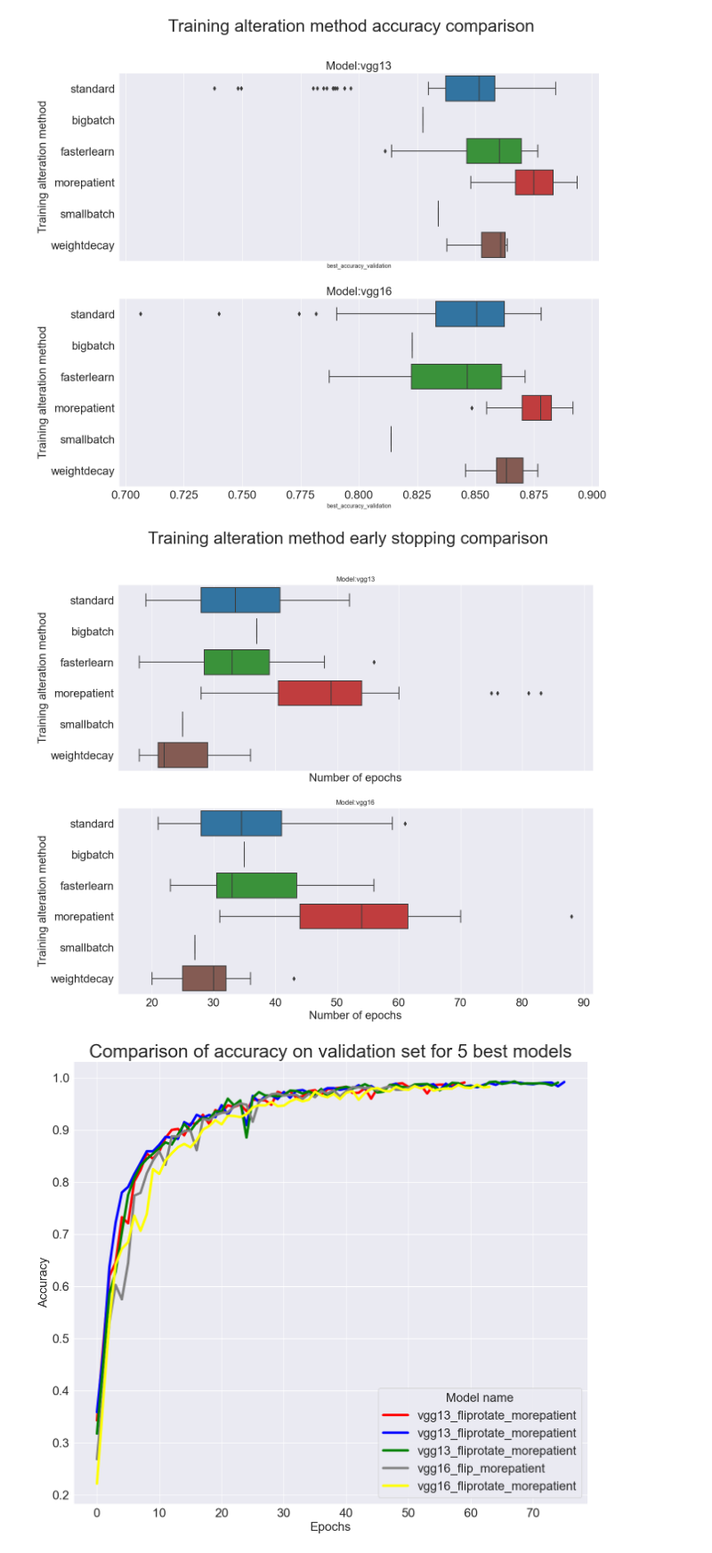
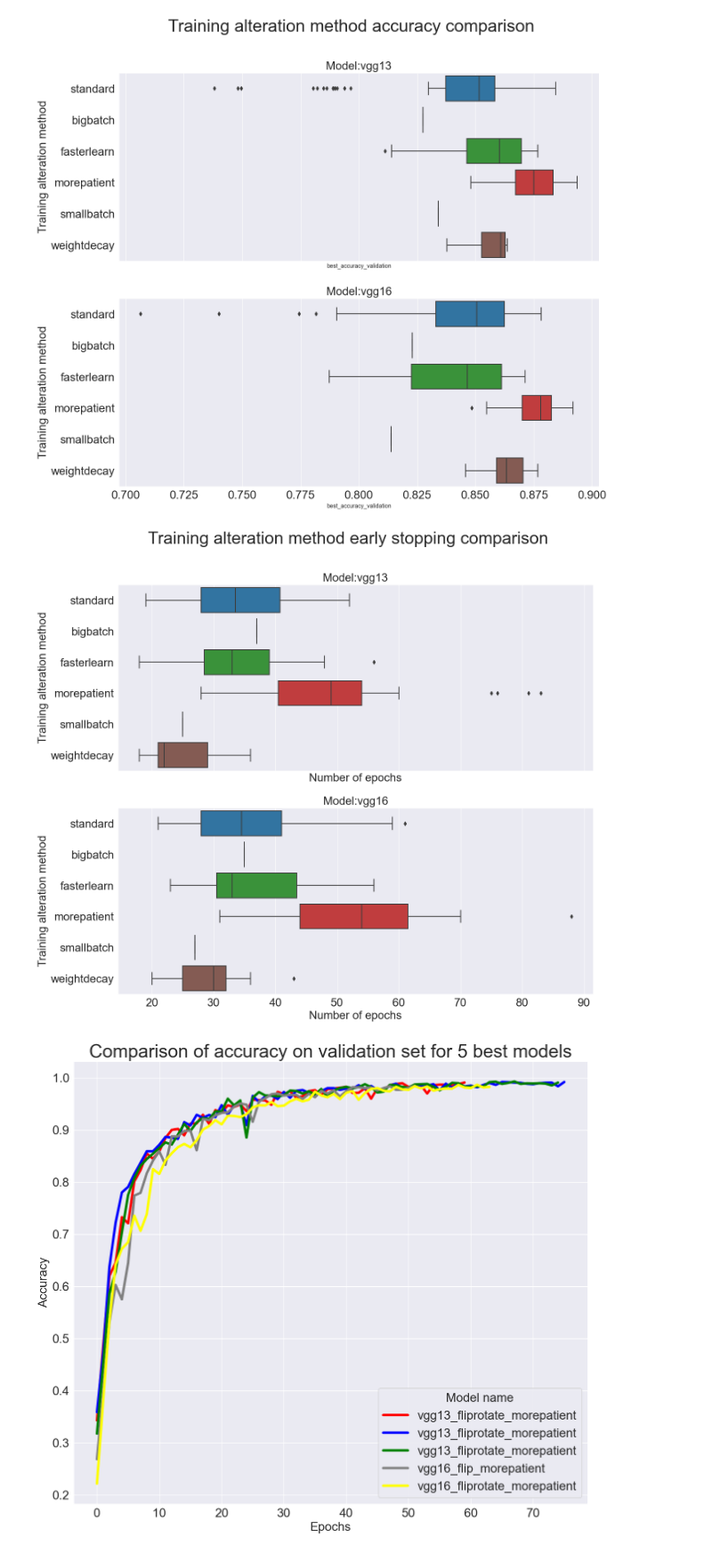
Before and after one commit to jakfol1217/DeepLearning, a Jupyter notebook: Project1/Experiment Analysis.ipynb, the cells around one changed output. Shown at 89% size. Cells and saved outputs as stored; diff of their text form; code cells hidden in the pictures.

```diff
--- a/Project1/Experiment Analysis.ipynb
+++ b/Project1/Experiment Analysis.ipynb
@@ -137,14 +137,14 @@ plt.show()
 # %%
 fig, ax = plt.subplots(2, 1, figsize=(15, 13), sharex='col')
 fig.suptitle("Training alteration method early stopping comparison", fontsize=30)
 for i, name in enumerate(["vgg13", "vgg16"]):
     sns.boxplot(y="train", x="epochs", data=res_df.loc[res_df['name'] == name], ax=ax[i])
-    ax[i].set_title('Model:{}'.format(name))
+    ax[i].set_title('Model:{}'.format(name), fontsize=20)
     ax[i].set_ylabel("Training alteration method", fontsize=20)
     ax[i].set_xlabel("Number of epochs", fontsize=20)
 plt.show()
 # %% [output]
-[figure, old version]
+[figure, new version]
 # %%
 def plot_best_trajectories(df, title, legend_title):
     n = len(df)
```
